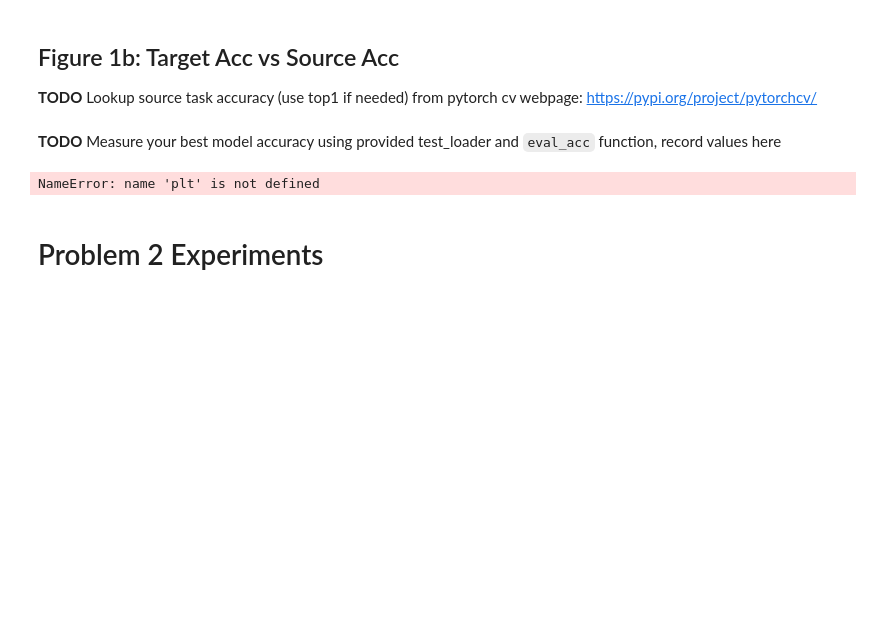
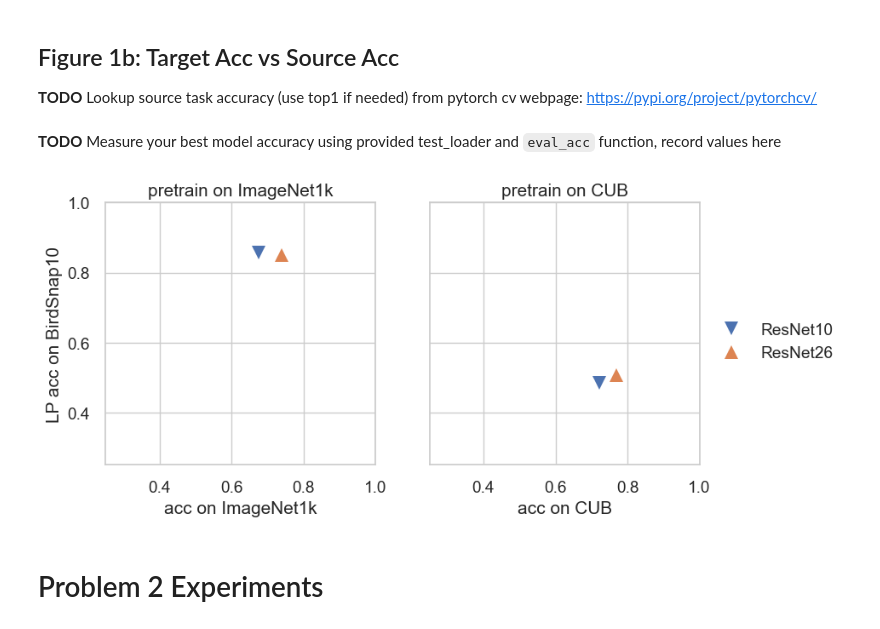
Before and after one commit to joseph280996/hw1, a Jupyter notebook: hw1.ipynb, the cells around one changed output. Cells and saved outputs as stored; diff of their text form; code cells hidden in the pictures; blank space fills up the shorter version.

```diff
--- a/hw1.ipynb
+++ b/hw1.ipynb
@@ -476,2 +822,9 @@ src_acc[('ResNet26', 'CUB')] = 0.9 # TODO FIXME
+# %%
+src_acc = {}
+src_acc[('ImageNet1k','ResNet10')] = 1 - 0.3243
+src_acc[('ImageNet1k','ResNet26')] = 1 - 0.2616
+
+src_acc[('CUB','ResNet10')] = 1 - 0.2777
+src_acc[('CUB','ResNet26')] = 1- 0.2316
 # %% [markdown]
 **TODO** Measure your best model accuracy using provided test_loader and `eval_acc` function, record values here
@@ -485,28 +842,28 @@ tar_acc[('ResNet26', 'CUB')] = 0.9 # TODO FIXME
 # %%
 _, axgrid = plt.subplots(nrows=1, ncols=2, figsize=(9,4), sharey=True)
 
 arch_list = ['ResNet10', 'ResNet26']
 srcdata_list = ['ImageNet1k', 'CUB']
 
 for (arch, src_dataset) in itertools.product(arch_list, srcdata_list):
     if src_dataset.count("ImageNet"):
         panel_id = 0
     else:
         panel_id = 1
     ax = axgrid[panel_id]
     ax.set_title("pretrain on " + src_dataset)
     key = "{arch}_{src_dataset}".format(arch=arch, src_dataset=src_dataset)
-    cur_target_acc = tar_acc[(arch, src_dataset)]
-    cur_src_acc = src_acc[(arch, src_dataset)]
+    cur_target_acc = tar_acc[(src_dataset, arch)]
+    cur_src_acc = src_acc[(src_dataset, arch)]
     ax.plot(cur_src_acc, cur_target_acc, 'v' if arch.count('10') else '^', label=arch, markersize=12)
     ax.set_xlim([0.25, 1.0]); ax.set_xticks([.4, .6, .8, 1]);
     ax.set_ylim([0.25, 1.0]); ax.set_yticks([.4, .6, .8, 1]);
     ax.set_xlabel(f"acc on {src_dataset}");
     if panel_id == 0:
         ax.set_ylabel(f"LP acc on BirdSnap10");
 plt.legend(bbox_to_anchor=(1.55, 0.6));
 # %% [output]
-NameError: name 'plt' is not defined
+[figure, added]
 # %% [markdown]
 # Problem 2 Experiments
 # %% [markdown]
```
Also changed, not shown: parts of 32 cells of this notebook, 1 other file.
